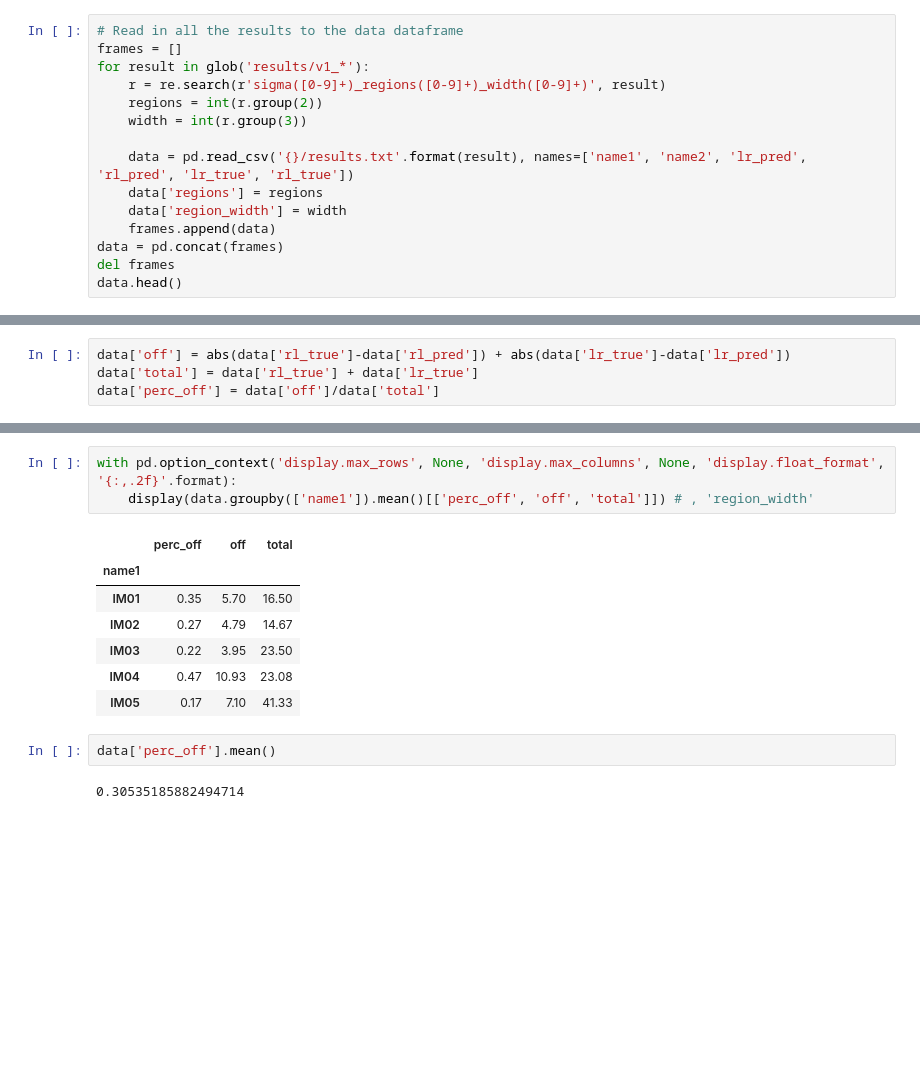
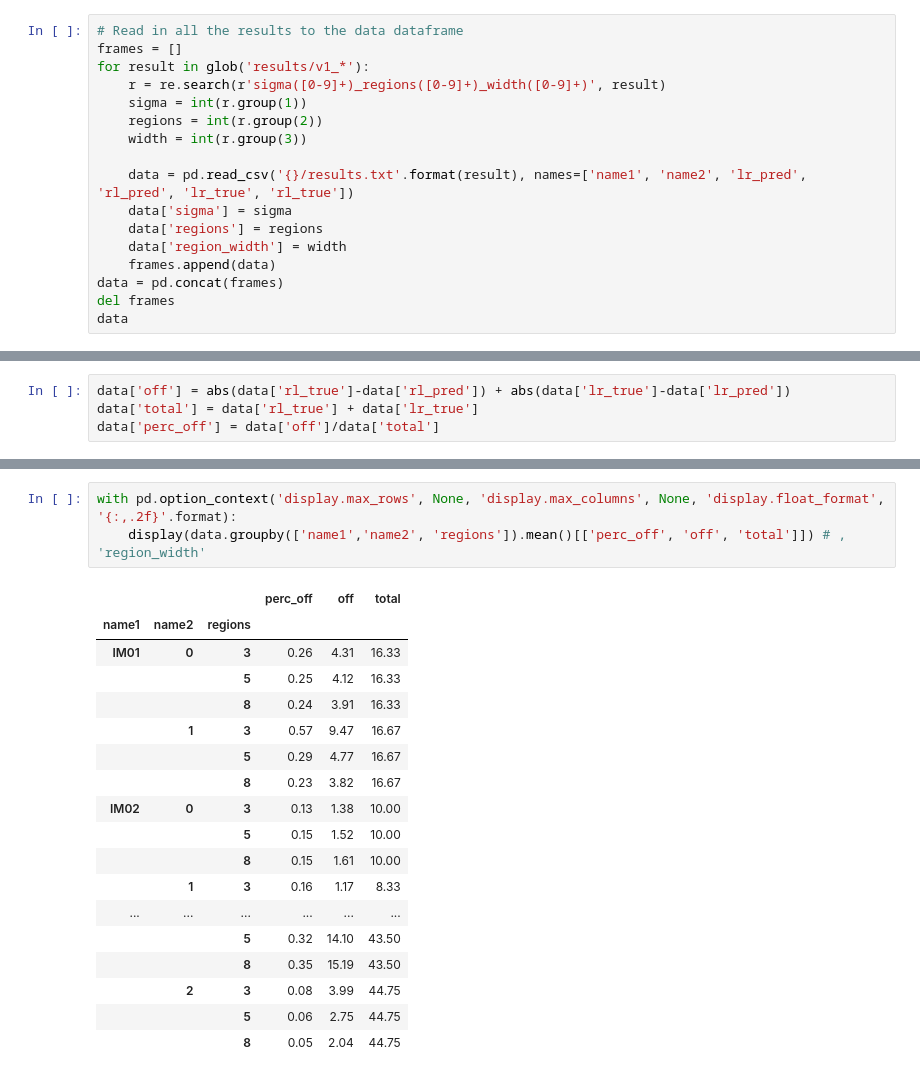
Before and after one commit to janerikvw/Crossing-Line-Counting, a Jupyter notebook: code/results.ipynb, the cells around one changed output, grey strips where cells are left out. Saved outputs shown, nothing was run; the diff lists cells and outputs as text; blank space fills up the shorter version.

```diff
--- a/code/results.ipynb
+++ b/code/results.ipynb
@@ -7,14 +7,16 @@ import re
 frames = []
 for result in glob('results/v1_*'):
     r = re.search(r'sigma([0-9]+)_regions([0-9]+)_width([0-9]+)', result)
+    sigma = int(r.group(1))
     regions = int(r.group(2))
     width = int(r.group(3))
 
     data = pd.read_csv('{}/results.txt'.format(result), names=['name1', 'name2', 'lr_pred', 'rl_pred', 'lr_true', 'rl_true'])
+    data['sigma'] = sigma
     data['regions'] = regions
     data['region_width'] = width
     frames.append(data)
 data = pd.concat(frames)
 del frames
-data.head()
+data
 # %% [output]
@@ -53,15 +62,22 @@ with pd.option_context('display.max_rows', None, 'display.max_columns', None, 'd
 # %%
 with pd.option_context('display.max_rows', None, 'display.max_columns', None, 'display.float_format', '{:,.2f}'.format):
-    display(data.groupby(['name1']).mean()[['perc_off', 'off', 'total']]) # , 'region_width'
+    display(data.groupby(['name1','name2', 'regions']).mean()[['perc_off', 'off', 'total']]) # , 'region_width'
 # %% [output]
-|  | perc_off | off | total |
-| name1 |  |  |  |
-| IM01 | 0.35 | 5.70 | 16.50 |
-| IM02 | 0.27 | 4.79 | 14.67 |
-| IM03 | 0.22 | 3.95 | 23.50 |
-| IM04 | 0.47 | 10.93 | 23.08 |
-| IM05 | 0.17 | 7.10 | 41.33 |
+|  |  |  | perc_off | off | total |
+| name1 | name2 | regions |  |  |  |
+| IM01 | 0 | 3 | 0.26 | 4.31 | 16.33 |
+|  |  | 5 | 0.25 | 4.12 | 16.33 |
+|  |  | 8 | 0.24 | 3.91 | 16.33 |
+|  | 1 | 3 | 0.57 | 9.47 | 16.67 |
+|  |  | 5 | 0.29 | 4.77 | 16.67 |
+|  |  | 8 | 0.23 | 3.82 | 16.67 |
+| IM02 | 0 | 3 | 0.13 | 1.38 | 10.00 |
+|  |  | 5 | 0.15 | 1.52 | 10.00 |
+|  |  | 8 | 0.15 | 1.61 | 10.00 |
+|  | 1 | 3 | 0.16 | 1.17 | 8.33 |
+| ... | ... | ... | ... | ... | ... |
+|  |  | 5 | 0.32 | 14.10 | 43.50 |
+|  |  | 8 | 0.35 | 15.19 | 43.50 |
+|  | 2 | 3 | 0.08 | 3.99 | 44.75 |
+|  |  | 5 | 0.06 | 2.75 | 44.75 |
+|  |  | 8 | 0.05 | 2.04 | 44.75 |
-# %%
-data['perc_off'].mean()
-# %% [output]
-0.30535185882494714
```
Also changed, not shown: parts of 4 cells of this notebook, 3 other files.
